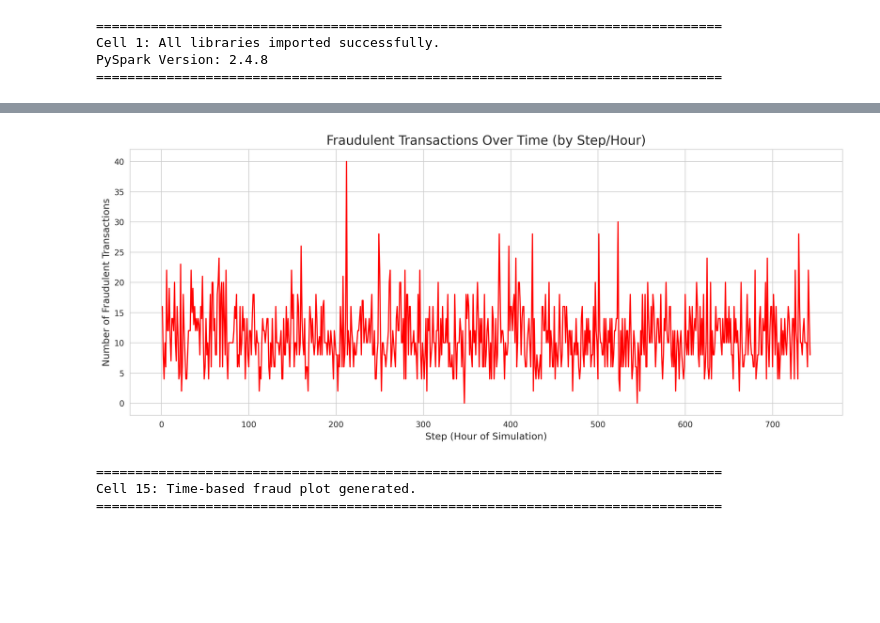
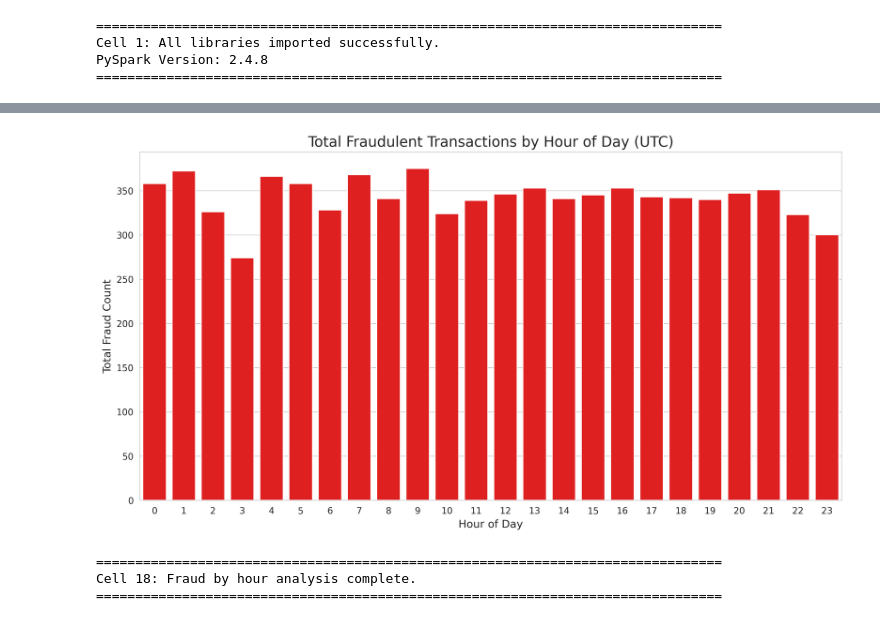
Before and after one commit to Smitvd22/DS-Lab, a Jupyter notebook: project.ipynb, the cells around one changed output, grey strips where cells are left out. Cells and saved outputs as stored; diff of their text form; code cells hidden in the pictures; blank space fills up the shorter version.

```diff
--- a/project.ipynb
+++ b/project.ipynb
@@ -80,6 +80,14 @@ try:
     HDFS_BASE_PATH = f"/user/smitvd22/fraud_detection"
     HDFS_DATA_PATH = f"{HDFS_BASE_PATH}/data/transactions.parquet"
 
+    # --- *** NEW: HDFS Paths for intermediate DataFrames *** ---
+    HDFS_INTERMEDIATE_PATH = f"{HDFS_BASE_PATH}/intermediate"
+    HDFS_PROCESSED_PATH = f"{HDFS_INTERMEDIATE_PATH}/processed.parquet"
+    HDFS_UNBALANCED_TRAIN_PATH = f"{HDFS_INTERMEDIATE_PATH}/unbalanced_train.parquet"
+    HDFS_TEST_PATH = f"{HDFS_INTERMEDIATE_PATH}/test.parquet"
+    HDFS_TRAIN_PATH = f"{HDFS_INTERMEDIATE_PATH}/train_balanced.parquet"
+    # --- *** ---
+
     # --- Hive Configuration ---
     HIVE_DB_NAME = "fraud_detection_db"
     HIVE_TABLE_NAME = "transactions"
@@ -93,6 +101,7 @@ try:
     log.info(f"Project Directory: {PROJECT_DIR}")
     log.info(f"Local Dataset: {LOCAL_DATASET_PATH}")
     log.info(f"HDFS Parquet Path: {HDFS_DATA_PATH}")
+    log.info(f"HDFS Intermediate Path: {HDFS_INTERMEDIATE_PATH}")
 
     # --- 3. Create Local Output Directories ---
     os.makedirs(PLOT_OUTPUT_DIR, exist_ok=True)
@@ -257,9 +295,8 @@ try:
 
     df = spark.read.parquet(HDFS_DATA_PATH)
 
-    # Cache the DataFrame in memory for faster access during EDA
-    # Use MEMORY_AND_DISK for robustness
-    df.persist(pyspark.StorageLevel.MEMORY_AND_DISK)
+    # --- *** MODIFICATION: Removed persist() *** ---
+    # We will re-read this file from HDFS as needed.
 
     # Trigger an action to load the data and log the count
     total_records = df.count()
@@ -746,46 +944,55 @@ Cell 14: Transaction amount distribution plot generated.
 # %%
-# Cell 15: Section 3 (EDA) - Time-Based Analysis (Frauds by Hour)
+# Cell 18: Section 4 (Feature Engineering) - Fraud by Hour (SQL)
+#
+# This cell was moved from EDA to use the new 'hour_of_day' feature.
+#
 
 try:
-    log.info("Analyzing fraud counts by 'step' (hour)...")
+    log.info("Analyzing fraud by 'hour_of_day'...")
 
-    # 'step' is the hour (1-744). We can use modulo 24 to get the hour of the day.
+    # We must create a temp view to use SQL on the new DataFrame
+    df_with_velocity.createOrReplaceTempView("transactions_with_time")
+
     sql_query = f"""
     SELECT
-        step,
-        step % 24 as hour_of_day,
-        SUM(isFraud) as total_fraud,
+        hour_of_day,
+        SUM(CASE WHEN isFraud = 1 THEN 1 ELSE 0 END) as total_fraud,
         COUNT(*) as total_transactions
-    FROM {HIVE_TABLE_NAME}
-    GROUP BY step
-    ORDER BY step
+    FROM transactions_with_time
+    GROUP BY hour_of_day
+    ORDER BY hour_of_day
     """
 
-    time_analysis_df = spark.sql(sql_query)
+    hourly_df = spark.sql(sql_query)
 
-    # Collect the small result (744 rows)
-    time_analysis_pd = time_analysis_df.toPandas()
+    log.info("Fraud Statistics by Hour of Day:")
+    hourly_df_pd = hourly_df.toPandas()
+    print(hourly_df_pd)
 
-    log.info("Fraud counts by hour of simulation (first 10):")
-    print(time_analysis_pd.head(10))
+    # --- Plotting ---
+    plt.figure(figsize=(14, 7))
 
-    # Plotting
-    plt.figure(figsize=(16, 6))
-    sns.lineplot(data=time_analysis_pd, x='step', y='total_fraud', color='red')
-    plt.title('Fraudulent Transactions Over Time (by Step/Hour)', fontsize=16)
-    plt.xlabel('Step (Hour of Simulation)', fontsize=12)
-    plt.ylabel('Number of Fraudulent Transactions', fontsize=12)
+    ax = sns.barplot(
+        x='hour_of_day',
+        y='total_fraud',
+        data=hourly_df_pd,
+        color='red'
+    )
 
-    plot_path = os.path.join(PLOT_OUTPUT_DIR, '04_fraud_over_time_step.png')
+    ax.set_title('Total Fraudulent Transactions by Hour of Day (UTC)', fontsize=16)
+    ax.set_xlabel('Hour of Day', fontsize=12)
+    ax.set_ylabel('Total Fraud Count', fontsize=12)
+
+    plot_path = os.path.join(PLOT_OUTPUT_DIR, '05_fraud_by_hour_of_day.png')
     plt.savefig(plot_path, dpi=300, bbox_inches='tight')
-    log.info(f"Saved fraud over time plot to {plot_path}")
+    log.info(f"Saved peak fraud hours plot to {plot_path}")
 
     plt.show()
 
 except Exception as e:
-    log.error(f"Error in time-based analysis: {e}")
+    log.error(f"Error analyzing fraud by hour: {e}")
 
 print("="*80)
-print("Cell 15: Time-based fraud plot generated.")
+print("Cell 18: Fraud by hour analysis complete.")
 print("="*80)
 # %% [output]
@@ -806,4 +1019,4 @@ print("="*80)
-[figure, old version]
+[figure, new version]
 ================================================================================
-Cell 15: Time-based fraud plot generated.
+Cell 18: Fraud by hour analysis complete.
 ================================================================================
```
Also changed, not shown: parts of 40 cells of this notebook.
